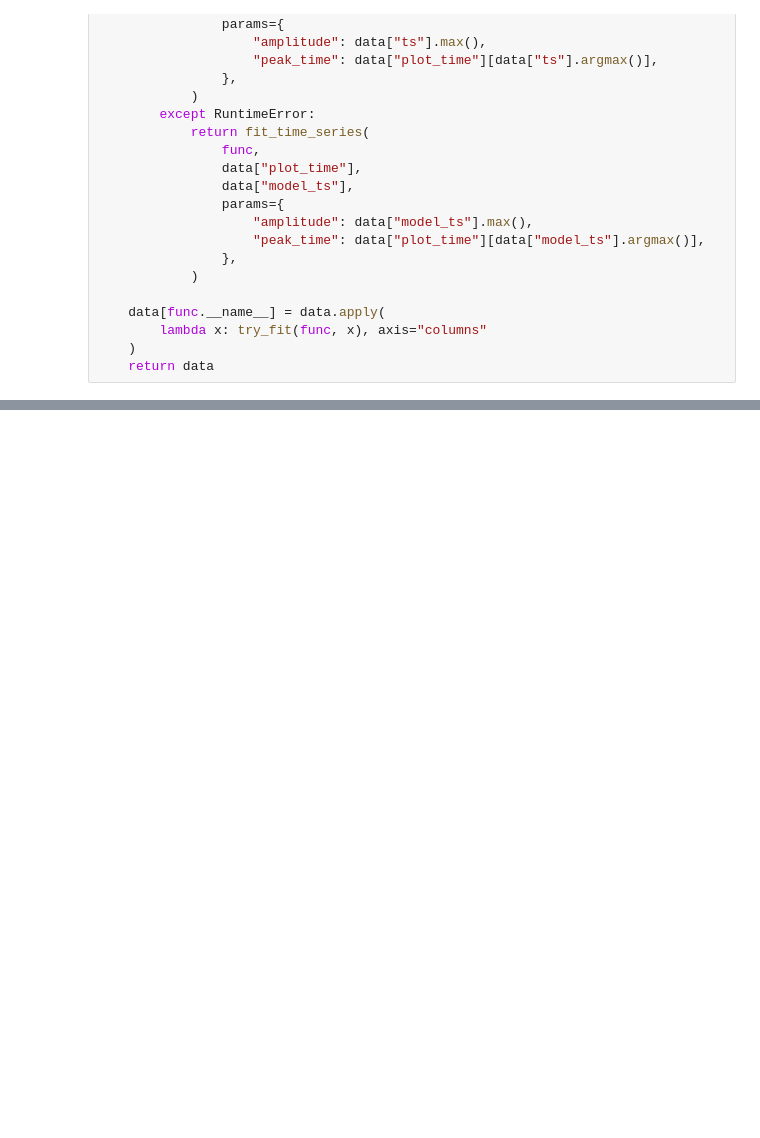
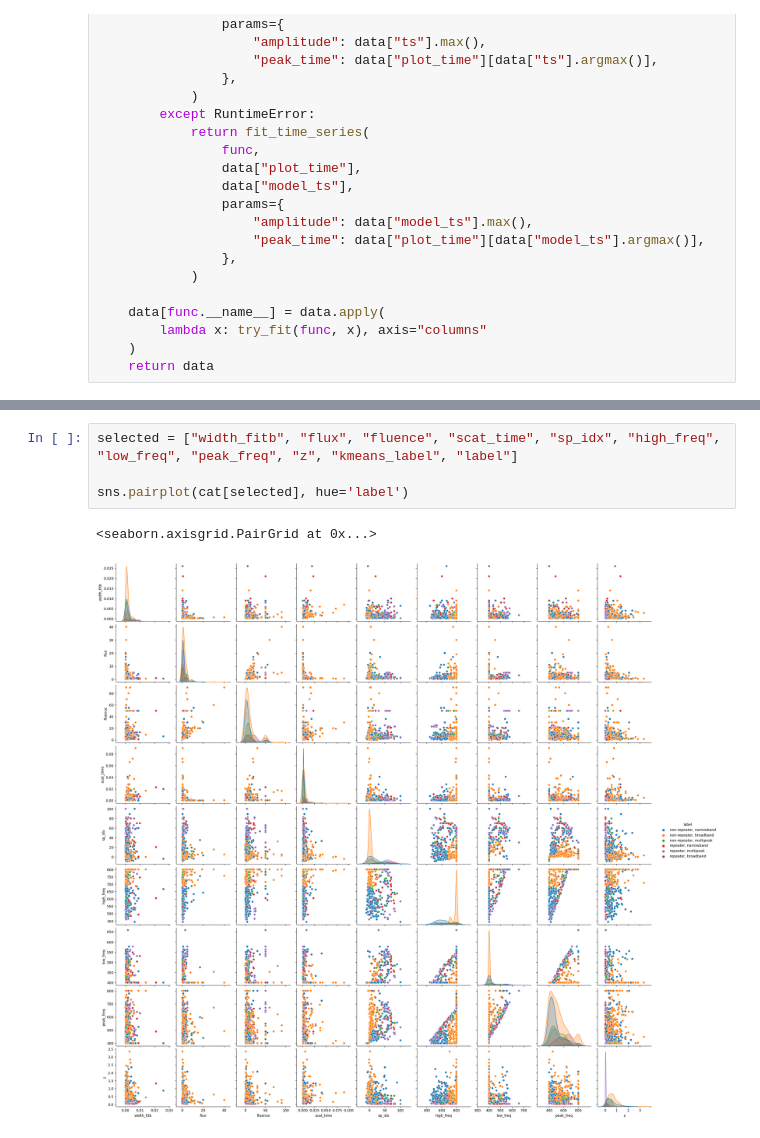
Before and after one commit to Thaza-Kun/sarjana, a Jupyter notebook: docs/notebooks/09-identifying-type-i-and-ii.ipynb, the cells around one changed output, grey strips where cells are left out. Saved outputs shown, nothing was run; the diff lists cells and outputs as text; blank space fills up the shorter version.

```diff
--- a/docs/notebooks/09-identifying-type-i-and-ii.ipynb
+++ b/docs/notebooks/09-identifying-type-i-and-ii.ipynb
@@ -207,0 +183,7 @@ cat = pd.read_csv(chime_catalog)
+# %%
+selected = ["width_fitb", "flux", "fluence", "scat_time", "sp_idx", "high_freq", "low_freq", "peak_freq", "z", "kmeans_label", "label"]
+
+sns.pairplot(cat[selected], hue='label')
+# %% [output]
+<seaborn.axisgrid.PairGrid at 0x...>
+[figure, added]
```
Also changed, not shown: parts of 22 cells of this notebook, 30 other files.
